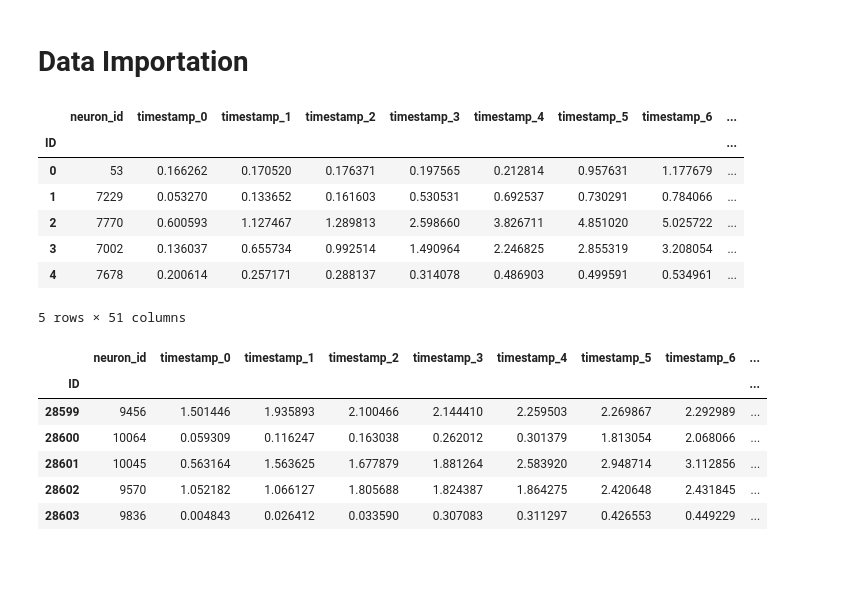
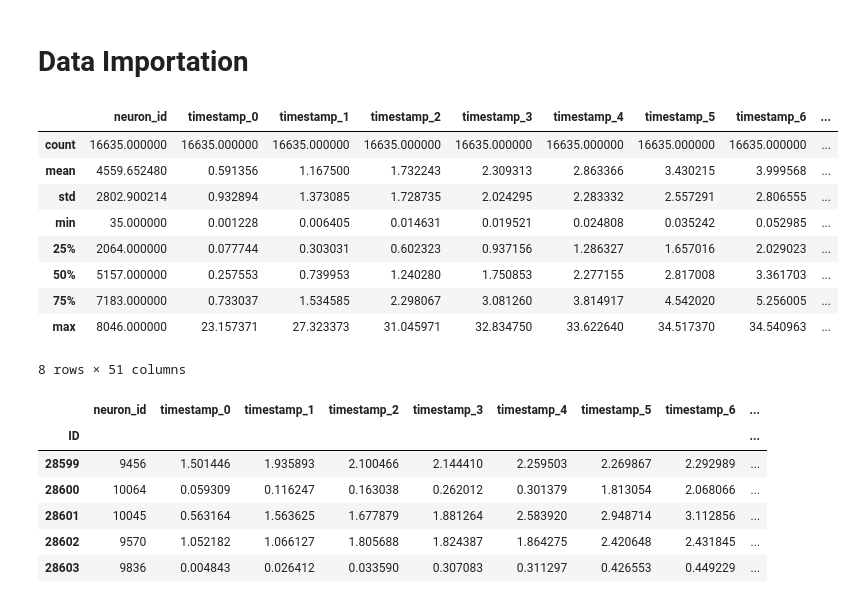
Before and after one commit to tristandeborde/ENS_data, a Jupyter notebook: src/v1_challenge.ipynb, the cells around one changed output. Saved outputs shown, nothing was run; the diff lists cells and outputs as text; code cells hidden in the pictures; blank space fills up the shorter version.

```diff
--- a/src/v1_challenge.ipynb
+++ b/src/v1_challenge.ipynb
@@ -16,16 +18,18 @@ dfx = pd.read_csv('../data/x_train.csv').set_index('ID')
 dfy = pd.read_csv('../data/y_train.csv').set_index('ID')
 dfx_test = pd.read_csv('../data/x_test.csv').set_index('ID')
 # %%
-dfx.head()
+dfx.describe()
 # %% [output]
 |  | neuron_id | timestamp_0 | timestamp_1 | timestamp_2 | timestamp_3 | timestamp_4 | timestamp_5 | timestamp_6 | ... |
-| ID |  |  |  |  |  |  |  |  | ... |
-| 0 | 53 | 0.166262 | 0.170520 | 0.176371 | 0.197565 | 0.212814 | 0.957631 | 1.177679 | ... |
-| 1 | 7229 | 0.053270 | 0.133652 | 0.161603 | 0.530531 | 0.692537 | 0.730291 | 0.784066 | ... |
-| 2 | 7770 | 0.600593 | 1.127467 | 1.289813 | 2.598660 | 3.826711 | 4.851020 | 5.025722 | ... |
-| 3 | 7002 | 0.136037 | 0.655734 | 0.992514 | 1.490964 | 2.246825 | 2.855319 | 3.208054 | ... |
-| 4 | 7678 | 0.200614 | 0.257171 | 0.288137 | 0.314078 | 0.486903 | 0.499591 | 0.534961 | ... |
+| count | 16635.000000 | 16635.000000 | 16635.000000 | 16635.000000 | 16635.000000 | 16635.000000 | 16635.000000 | 16635.000000 | ... |
+| mean | 4559.652480 | 0.591356 | 1.167500 | 1.732243 | 2.309313 | 2.863366 | 3.430215 | 3.999568 | ... |
+| std | 2802.900214 | 0.932894 | 1.373085 | 1.728735 | 2.024295 | 2.283332 | 2.557291 | 2.806555 | ... |
+| min | 35.000000 | 0.001228 | 0.006405 | 0.014631 | 0.019521 | 0.024808 | 0.035242 | 0.052985 | ... |
+| 25% | 2064.000000 | 0.077744 | 0.303031 | 0.602323 | 0.937156 | 1.286327 | 1.657016 | 2.029023 | ... |
+| 50% | 5157.000000 | 0.257553 | 0.739953 | 1.240280 | 1.750853 | 2.277155 | 2.817008 | 3.361703 | ... |
+| 75% | 7183.000000 | 0.733037 | 1.534585 | 2.298067 | 3.081260 | 3.814917 | 4.542020 | 5.256005 | ... |
+| max | 8046.000000 | 23.157371 | 27.323373 | 31.045971 | 32.834750 | 33.622640 | 34.517370 | 34.540963 | ... |
-5 rows × 51 columns
+8 rows × 51 columns
 # %%
 dfy.head()
 dfx_test.tail()
```
Also changed, not shown: parts of 27 cells of this notebook, 7 other files.
